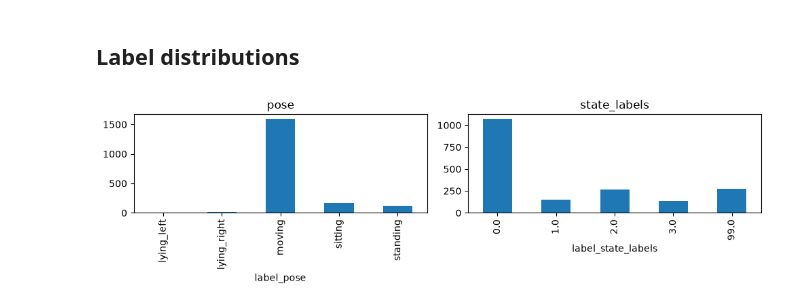
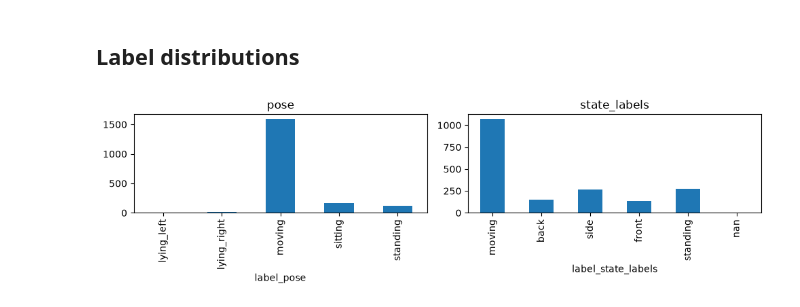
Before and after one commit to ponderingpenguins/ai-engineering, a Jupyter notebook: notebooks/explore_baked_dataset.ipynb, the cells around one changed output. Saved outputs shown, nothing was run; the diff lists cells and outputs as text; code cells hidden in the pictures.

Commit message:
add visualization of all the labels

```diff
--- a/notebooks/explore_baked_dataset.ipynb
+++ b/notebooks/explore_baked_dataset.ipynb
@@ -189,7 +325,13 @@ plt.tight_layout()
 # %%
 fig, ax = plt.subplots(1, 2, figsize=(10, 3))
 for a, track in zip(ax, ["pose", "state_labels"]):
-    rec_meta[f"label_{track}"].value_counts(dropna=False).sort_index().plot.bar(ax=a, title=track)
+    labels = rec_meta[f"label_{track}"]
+    if track == "state_labels":
+        labels = labels.map(STATE_NAMES)  # defined in the "All annotations at once" cell
+        counts = labels.value_counts(dropna=False).reindex([*STATE_ORDER, np.nan], fill_value=0)
+    else:
+        counts = labels.value_counts(dropna=False).sort_index()
+    counts.plot.bar(ax=a, title=track)
 plt.tight_layout()
 # %% [output]
-[figure, old version]
+[figure, new version]
```
Also changed, not shown: parts of 5 cells of this notebook.
